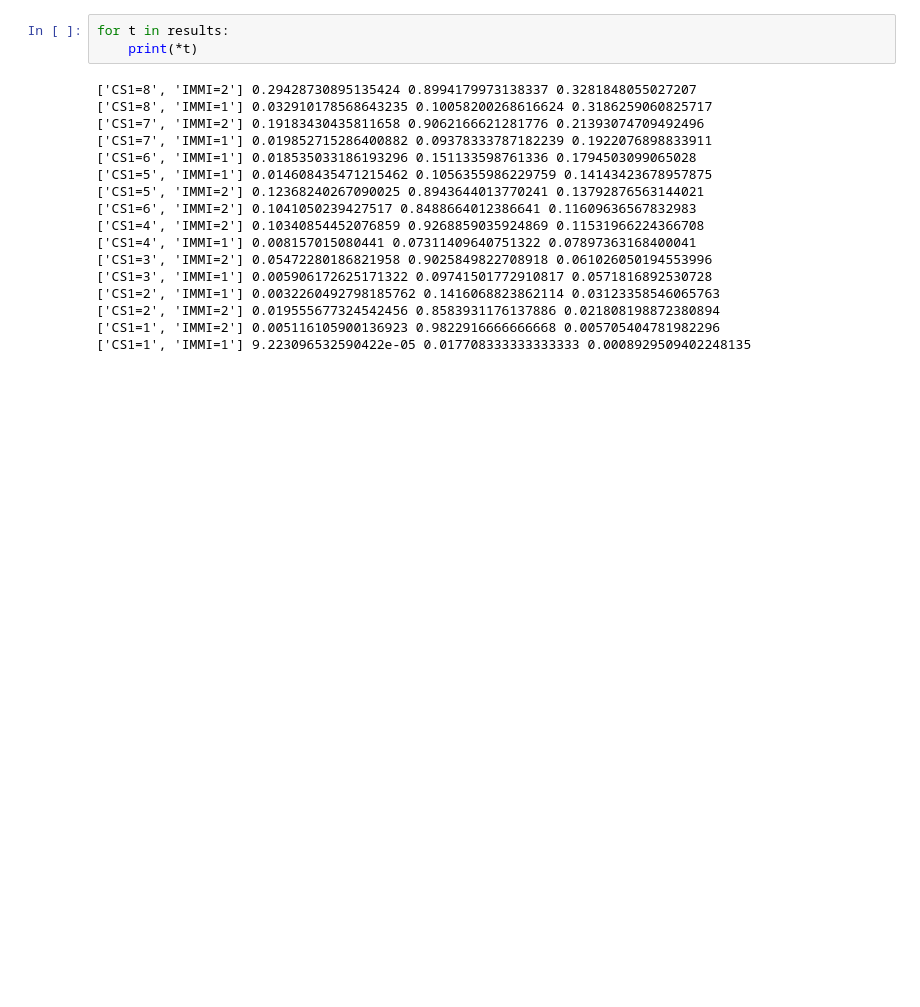
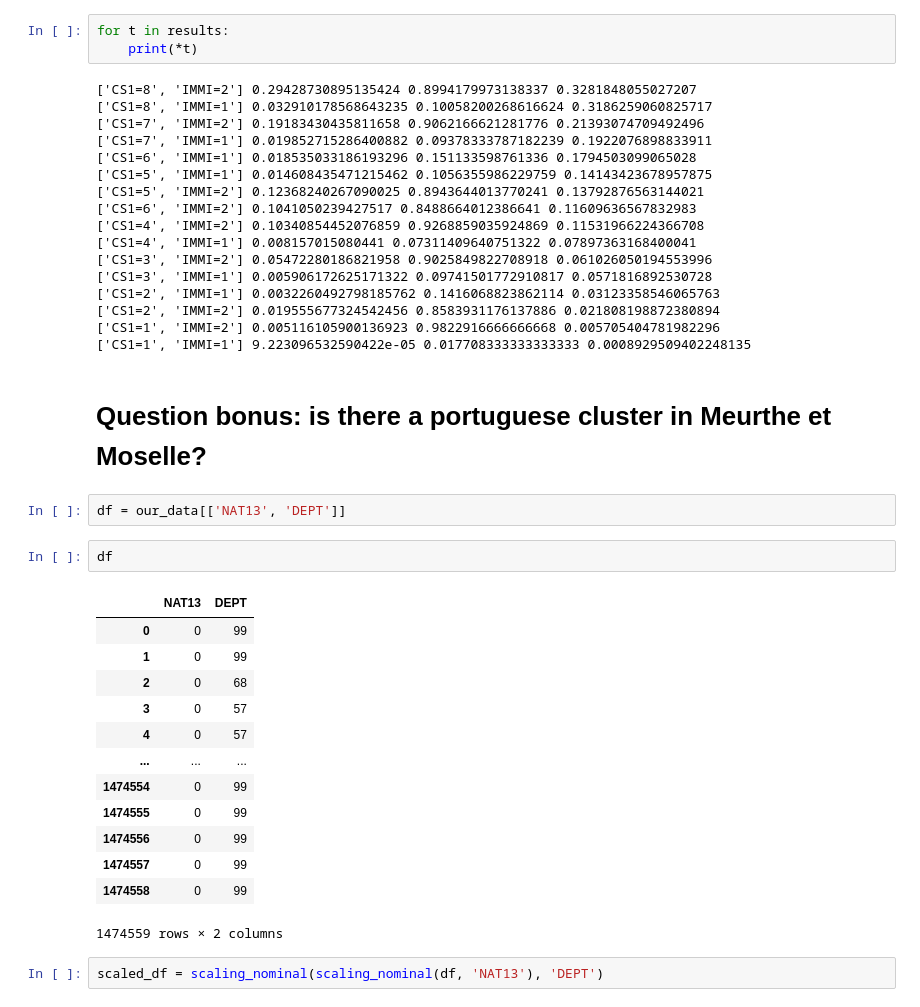
Before and after one commit to PiCindy/Data-mining, a Jupyter notebook: code/project.ipynb, the cells around one changed output. Cells and saved outputs as stored; diff of their text form; blank space fills up the shorter version.

Commit message:
Bonus question about portuguese in 54

```diff
--- a/code/project.ipynb
+++ b/code/project.ipynb
@@ -1451,3 +1451,25 @@ for t in results:
 ['CS1=2', 'IMMI=2'] 0.019555677324542456 0.8583931176137886 0.021808198872380894
 ['CS1=1', 'IMMI=2'] 0.005116105900136923 0.9822916666666668 0.005705404781982296
 ['CS1=1', 'IMMI=1'] 9.223096532590422e-05 0.017708333333333333 0.0008929509402248135
+# %% [markdown]
+# Question bonus: is there a portuguese cluster in Meurthe et Moselle?
+# %%
+df = our_data[['NAT13', 'DEPT']]
+# %%
+df
+# %% [output]
+|  | NAT13 | DEPT |
+| 0 | 0 | 99 |
+| 1 | 0 | 99 |
+| 2 | 0 | 68 |
+| 3 | 0 | 57 |
+| 4 | 0 | 57 |
+| ... | ... | ... |
+| 1474554 | 0 | 99 |
+| 1474555 | 0 | 99 |
+| 1474556 | 0 | 99 |
+| 1474557 | 0 | 99 |
+| 1474558 | 0 | 99 |
+1474559 rows × 2 columns
+# %%
+scaled_df = scaling_nominal(scaling_nominal(df, 'NAT13'), 'DEPT')
```
Also changed, not shown: parts of 7 cells of this notebook.
